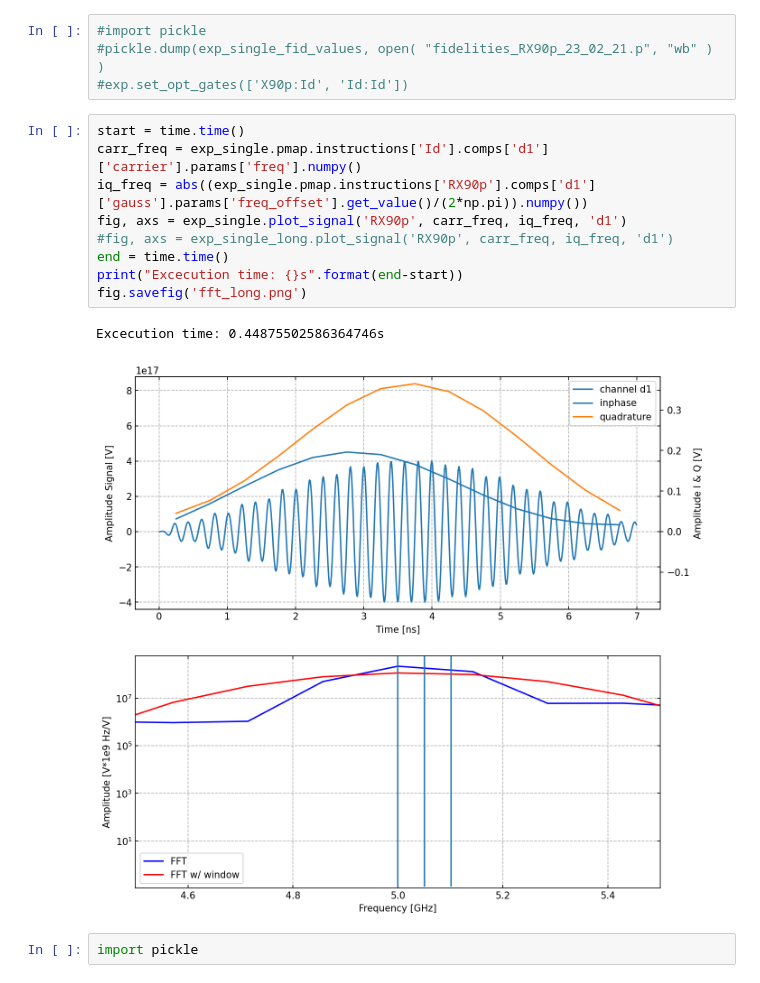
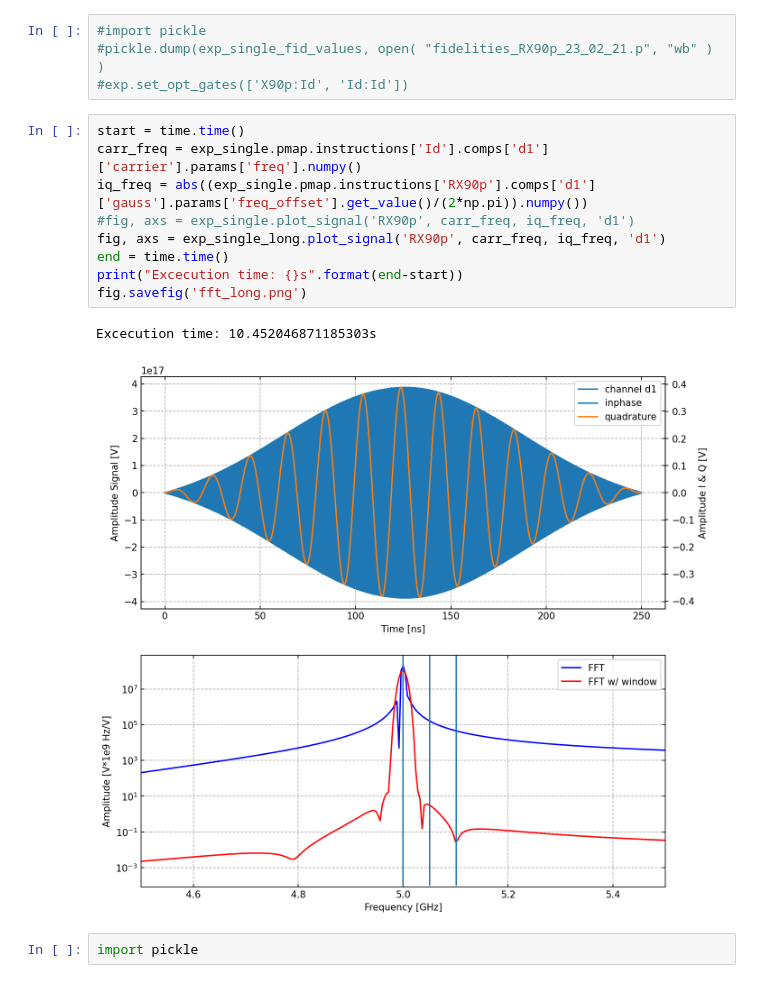
Before and after one commit to flo-maier/c3, a Jupyter notebook: c3test.ipynb, the cells around one changed output. Cells and saved outputs as stored; diff of their text form.

```diff
--- a/c3test.ipynb
+++ b/c3test.ipynb
@@ -65,15 +67,15 @@ Signal Plot & FFT
 # %%
 start = time.time()
 carr_freq = exp_single.pmap.instructions['Id'].comps['d1']['carrier'].params['freq'].numpy()
 iq_freq = abs((exp_single.pmap.instructions['RX90p'].comps['d1']['gauss'].params['freq_offset'].get_value()/(2*np.pi)).numpy())
-fig, axs = exp_single.plot_signal('RX90p', carr_freq, iq_freq, 'd1')
-#fig, axs = exp_single_long.plot_signal('RX90p', carr_freq, iq_freq, 'd1')
+#fig, axs = exp_single.plot_signal('RX90p', carr_freq, iq_freq, 'd1')
+fig, axs = exp_single_long.plot_signal('RX90p', carr_freq, iq_freq, 'd1')
 end = time.time()
 print("Excecution time: {}s".format(end-start))
 fig.savefig('fft_long.png')
 # %% [output]
-Excecution time: 0.44875502586364746s
+Excecution time: 10.452046871185303s
-[figure, old version]
+[figure, new version]
 # %%
 import pickle
 # %%
```
Also changed, not shown: parts of 9 cells of this notebook, 10 other files.
